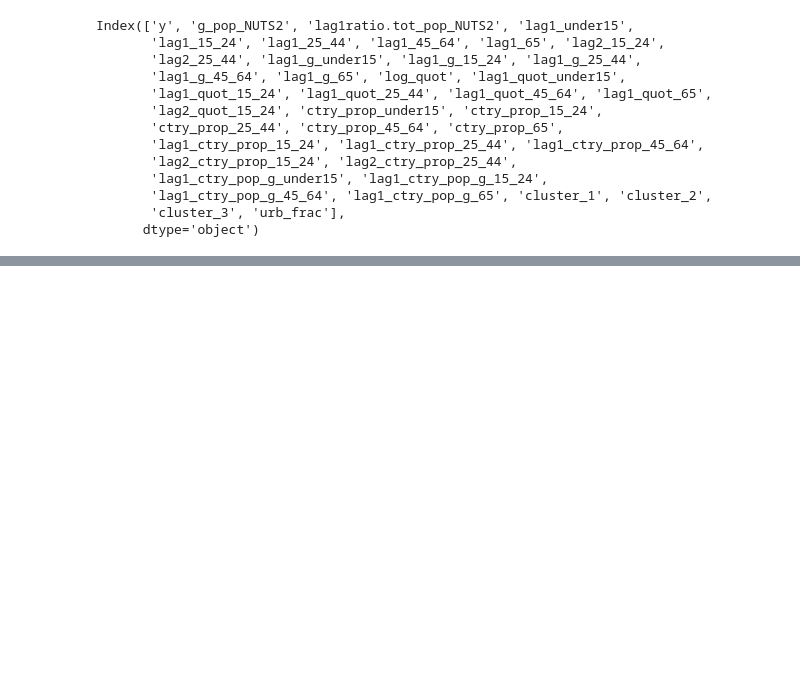
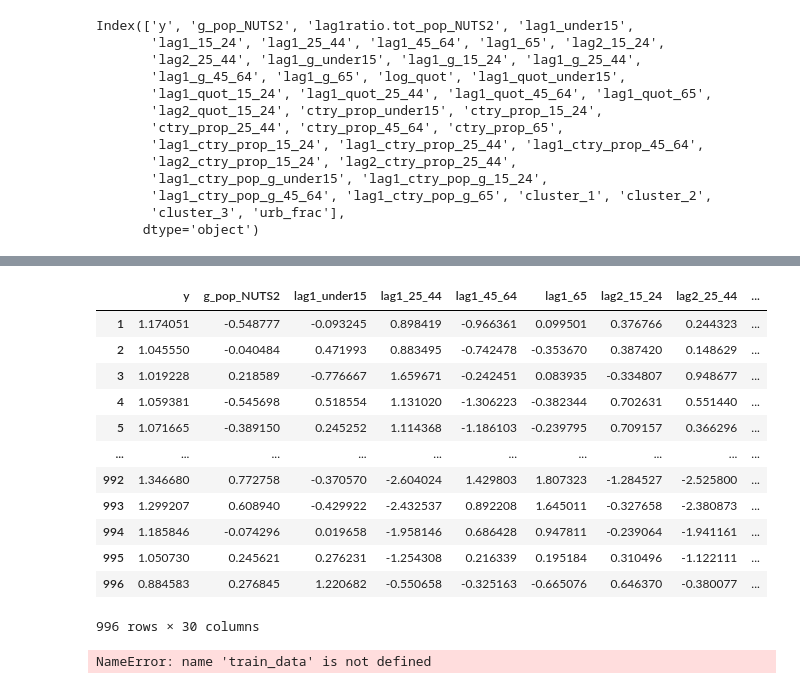
Before and after one commit to AndyTambu/NN_sieve_python, a Jupyter notebook: First_test_age65.ipynb, the cells around one changed output, grey strips where cells are left out. Cells and saved outputs as stored; diff of their text form; code cells hidden in the pictures; blank space fills up the shorter version.

Commit message:
ok, this vcersion of the model runs and it is a bit faster but still we have things to do

```diff
--- a/First_test_age65.ipynb
+++ b/First_test_age65.ipynb
@@ -61,0 +49,17 @@ selected_columns
+# %%
+
+
+# Build a TensorFlow model
+model = tf.keras.Sequential([
+    layers.Input(shape=(COV.shape[1],)),
+    layers.Dense(27 , activation='relu'),
+    layers.Dense(1)
+])
+
+# Compile and fit the model
+model.compile(optimizer="adam", loss="mse")
+model.fit(COV, y, epochs=10, verbose=1)
+
+# Make predictions
+predictions = model.predict(COV)
+print(predictions)
@@ -65,10 +113,28 @@ from SIEVE_funcs import fit_mlp
+# %%
+training_data = train_data[selected_columns]
+training_data
+# %% [output]
+|  | y | g_pop_NUTS2 | lag1_under15 | lag1_25_44 | lag1_45_64 | lag1_65 | lag2_15_24 | lag2_25_44 | ... |
+| 1 | 1.174051 | -0.548777 | -0.093245 | 0.898419 | -0.966361 | 0.099501 | 0.376766 | 0.244323 | ... |
+| 2 | 1.045550 | -0.040484 | 0.471993 | 0.883495 | -0.742478 | -0.353670 | 0.387420 | 0.148629 | ... |
+| 3 | 1.019228 | 0.218589 | -0.776667 | 1.659671 | -0.242451 | 0.083935 | -0.334807 | 0.948677 | ... |
+| 4 | 1.059381 | -0.545698 | 0.518554 | 1.131020 | -1.306223 | -0.382344 | 0.702631 | 0.551440 | ... |
+| 5 | 1.071665 | -0.389150 | 0.245252 | 1.114368 | -1.186103 | -0.239795 | 0.709157 | 0.366296 | ... |
+| ... | ... | ... | ... | ... | ... | ... | ... | ... | ... |
+| 992 | 1.346680 | 0.772758 | -0.370570 | -2.604024 | 1.429803 | 1.807323 | -1.284527 | -2.525800 | ... |
+| 993 | 1.299207 | 0.608940 | -0.429922 | -2.432537 | 0.892208 | 1.645011 | -0.327658 | -2.380873 | ... |
+| 994 | 1.185846 | -0.074296 | 0.019658 | -1.958146 | 0.686428 | 0.947811 | -0.239064 | -1.941161 | ... |
+| 995 | 1.050730 | 0.245621 | 0.276231 | -1.254308 | 0.216339 | 0.195184 | 0.310496 | -1.122111 | ... |
+| 996 | 0.884583 | 0.276845 | 1.220682 | -0.550658 | -0.325163 | -0.665076 | 0.646370 | -0.380077 | ... |
+996 rows × 30 columns
 # %%
+
 training_data = train_data[selected_columns]
 target_column = 'y'          # Name of the target column
-num_neurons = 5              # Number of neurons in the hidden layer
-learning_rate = 0.01         # Learning rate for the optimizer
-epochs_num = 10              # Number of epochs
-activation_fun = 'relu'      # Activation function for the hidden layer
+num_neurons = 7             # Number of neurons in the hidden layer
+learning_rate = 0.3         # Learning rate for the optimizer
+epochs_num = 25            # Number of epochs
+activation_fun = 'elu'      # Activation function for the hidden layer
 seed_to_set = 123            # Random seed for reproducibility
 
 # Call the fit_mlp function
@@ -79,3 +145,5 @@ model = fit_mlp(training_data,
                 epochs_num,
                 activation_fun,
                 seed_to_set)
+# %% [output]
+NameError: name 'train_data' is not defined
```
Also changed, not shown: parts of 15 cells of this notebook, 3 other files.
